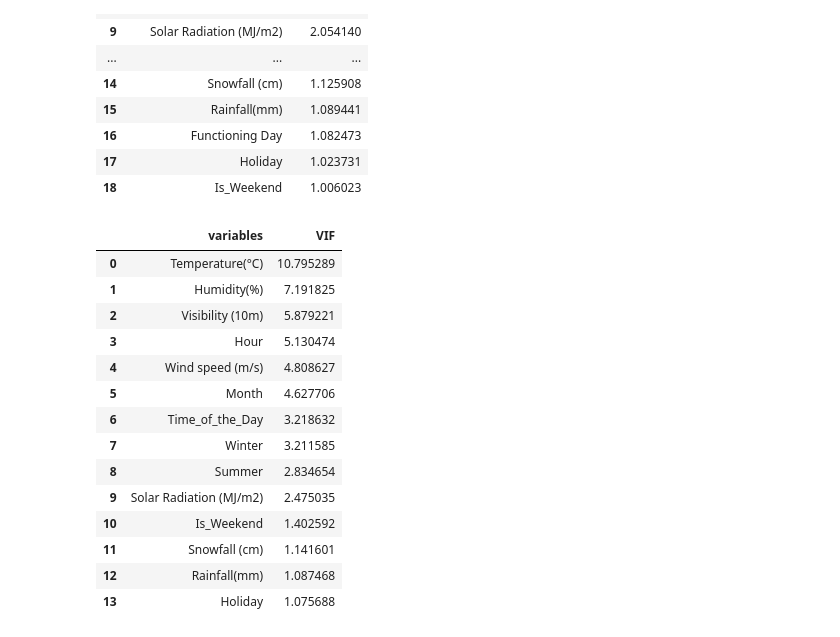
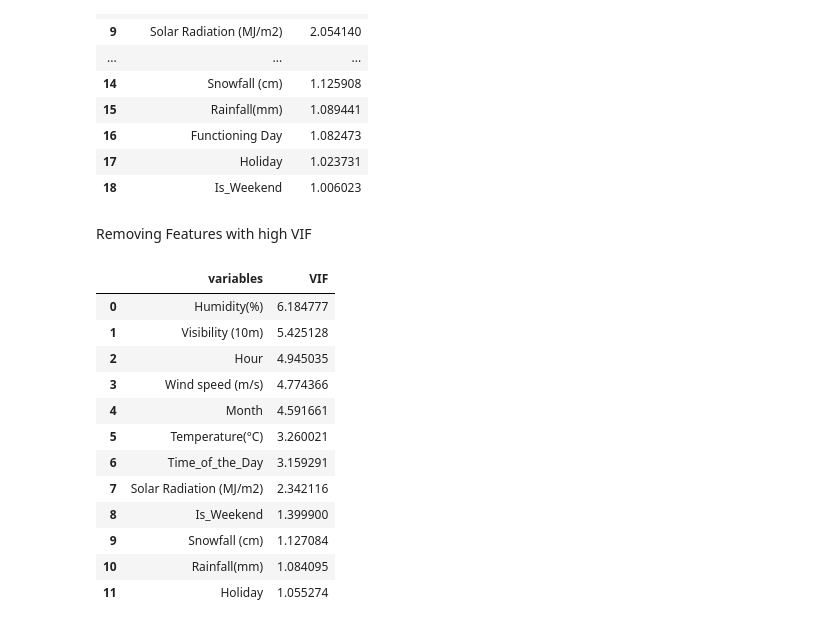
Before and after one commit to shadabsgit/ML-Regression-Capstone-Project, a Jupyter notebook: Bike_Sharing_Demand_Prediction_Capstone_Project.ipynb, the cells around one changed output. Cells and saved outputs as stored; diff of their text form; code cells hidden in the pictures.

```diff
--- a/Bike_Sharing_Demand_Prediction_Capstone_Project.ipynb
+++ b/Bike_Sharing_Demand_Prediction_Capstone_Project.ipynb
@@ -336,22 +353,22 @@ calc_vif(df[independent_variables])
 | 16 | Functioning Day | 1.082473 |
 | 17 | Holiday | 1.023731 |
 | 18 | Is_Weekend | 1.006023 |
+# %% [markdown]
+Removing Features with high VIF
 # %%
-independent_variables = [i for i in df.columns if i not in ['Rented Bike Count','Dew point temperature(°C)','Functioning Day','Day_of_the_Month','Autumn','Spring']]
+independent_variables = [i for i in df.columns if i not in ['Rented Bike Count','Dew point temperature(°C)','Functioning Day','Day_of_the_Month','Summer','Winter','Autumn','Spring']]
 calc_vif(df[independent_variables])
 # %% [output]
 |  | variables | VIF |
-| 0 | Temperature(°C) | 10.795289 |
-| 1 | Humidity(%) | 7.191825 |
-| 2 | Visibility (10m) | 5.879221 |
-| 3 | Hour | 5.130474 |
-| 4 | Wind speed (m/s) | 4.808627 |
-| 5 | Month | 4.627706 |
-| 6 | Time_of_the_Day | 3.218632 |
-| 7 | Winter | 3.211585 |
-| 8 | Summer | 2.834654 |
-| 9 | Solar Radiation (MJ/m2) | 2.475035 |
-| 10 | Is_Weekend | 1.402592 |
-| 11 | Snowfall (cm) | 1.141601 |
-| 12 | Rainfall(mm) | 1.087468 |
-| 13 | Holiday | 1.075688 |
+| 0 | Humidity(%) | 6.184777 |
+| 1 | Visibility (10m) | 5.425128 |
+| 2 | Hour | 4.945035 |
+| 3 | Wind speed (m/s) | 4.774366 |
+| 4 | Month | 4.591661 |
+| 5 | Temperature(°C) | 3.260021 |
+| 6 | Time_of_the_Day | 3.159291 |
+| 7 | Solar Radiation (MJ/m2) | 2.342116 |
+| 8 | Is_Weekend | 1.399900 |
+| 9 | Snowfall (cm) | 1.127084 |
+| 10 | Rainfall(mm) | 1.084095 |
+| 11 | Holiday | 1.055274 |
```
Also changed, not shown: parts of 11 cells of this notebook.
